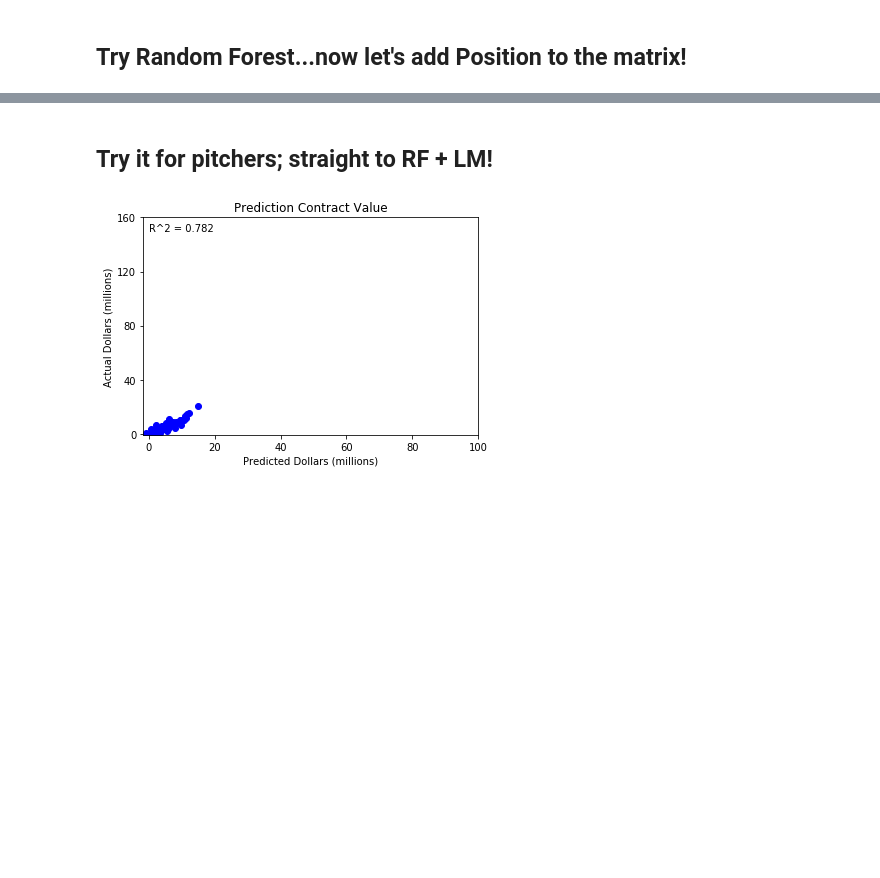
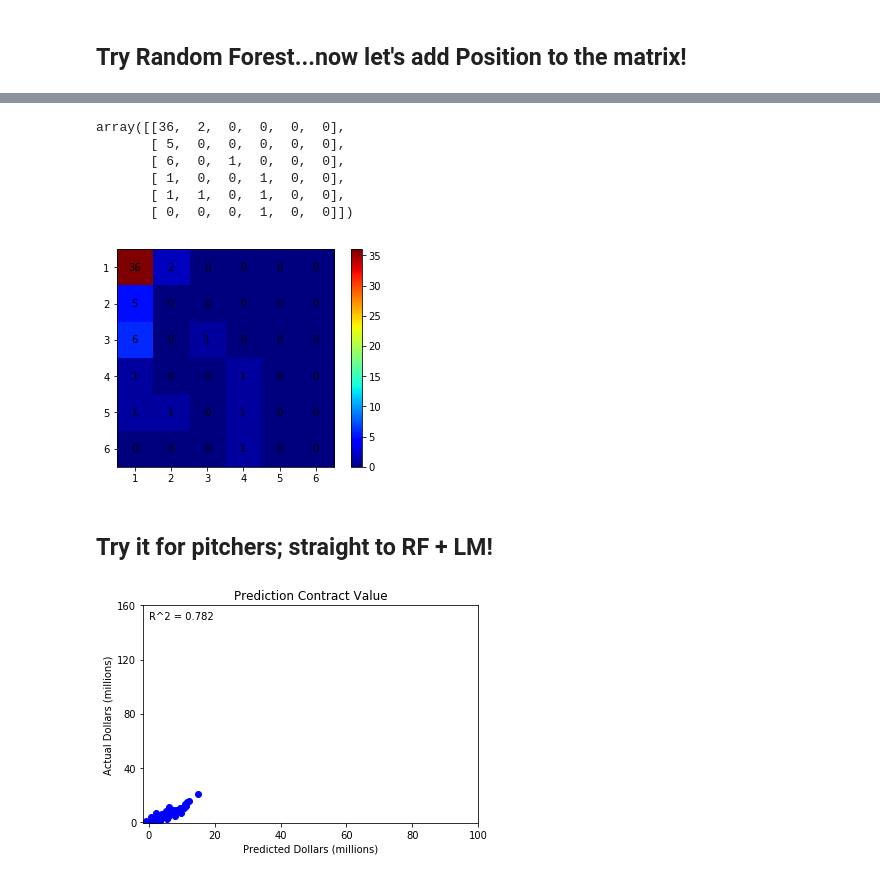
Before and after one commit to marichards/MLB_FA_Predictor, a Jupyter notebook: Regression.ipynb, the cells around one changed output, grey strips where cells are left out. Drawn from its saved outputs; the diff is of its cells as text; code cells hidden in the pictures; blank space fills up the shorter version.

```diff
--- a/Regression.ipynb
+++ b/Regression.ipynb
@@ -374,3 +408,37 @@ r_rfc_pos, score_rfc_pos = predictLength(rfc, X_pos, y_length_pos)
+# %%
+mtx_rfc_pos
+# %% [output]
+array([[36,  2,  0,  0,  0,  0],
+       [ 5,  0,  0,  0,  0,  0],
+       [ 6,  0,  1,  0,  0,  0],
+       [ 1,  0,  0,  1,  0,  0],
+       [ 1,  1,  0,  1,  0,  0],
+       [ 0,  0,  0,  1,  0,  0]])
+# %%
+fig = plt.figure()
+plt.clf()
+ax = fig.add_subplot(111)
+ax.set_aspect(1)
+res = ax.imshow(np.array(mtx_rfc_pos), cmap=plt.cm.jet,
+                interpolation='nearest')
+
+width, height = mtx_rfc_pos.shape
+
+for x in range(width):
+    for y in range(height):
+        ax.annotate(str(mtx_rfc_pos[x][y]), xy=(y, x),
+                    horizontalalignment='center',
+                    verticalalignment='center')
+
+
+cb = fig.colorbar(res)
+alphabet = '123456'
+plt.xticks(range(width), alphabet[:width])
+plt.yticks(range(height), alphabet[:height])
+plt.savefig('colormap.png')
+plt.show()
+# %% [output]
+[figure, added]
 # %% [markdown]
 ## Try it for pitchers; straight to RF + LM!
 # %%
```
Also changed, not shown: parts of 12 cells of this notebook, 3 other files.
